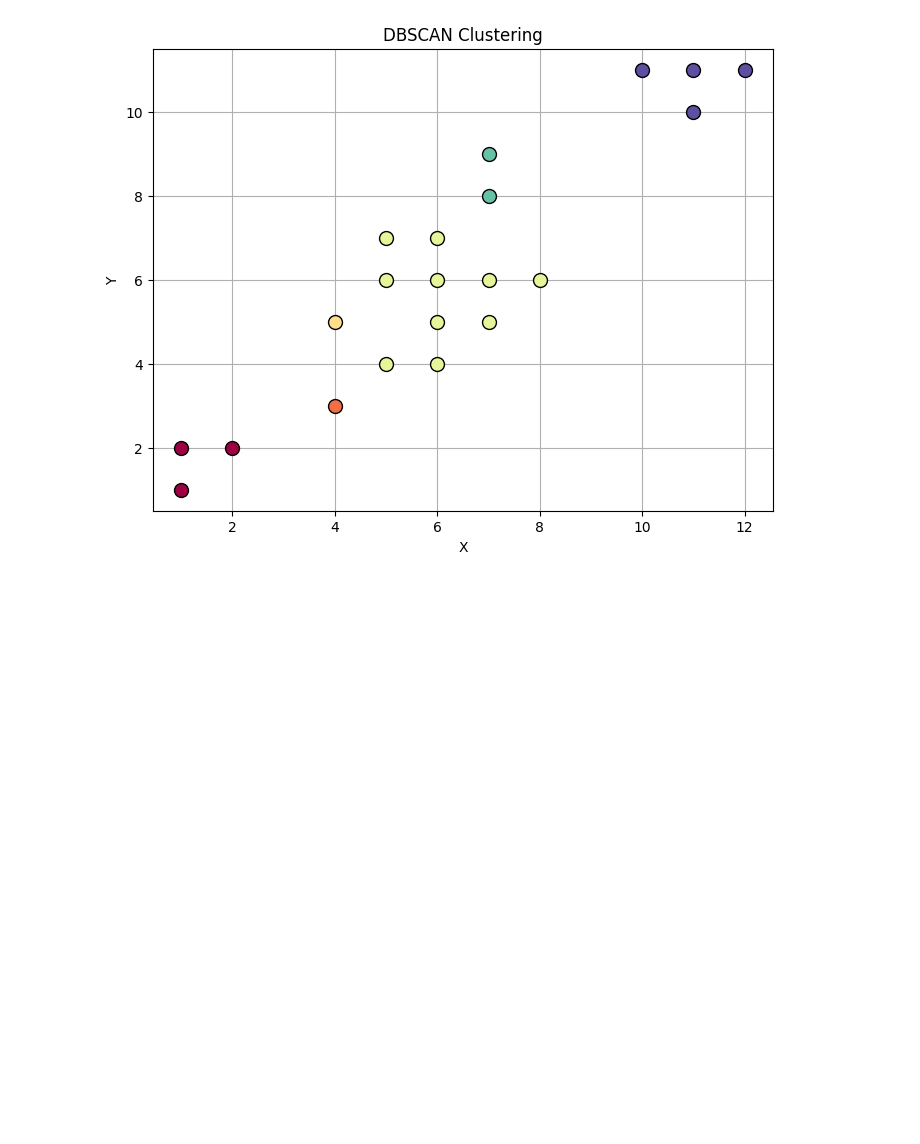
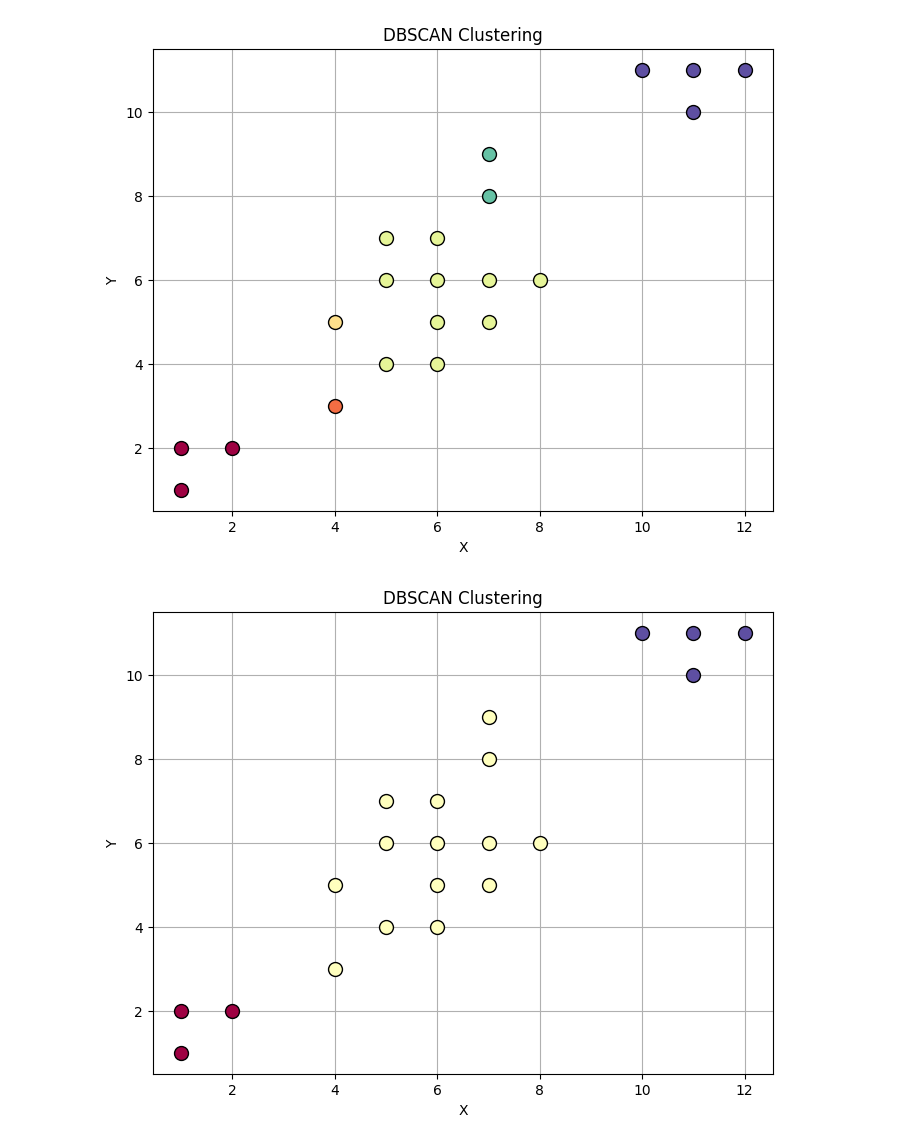
Before and after one commit to MrGreenPepper/exercise3, a Jupyter notebook: exe3_myNotes.ipynb, the cells around one changed output. Cells and saved outputs as stored; diff of their text form; code cells hidden in the pictures; blank space fills up the shorter version.

```diff
--- a/exe3_myNotes.ipynb
+++ b/exe3_myNotes.ipynb
@@ -544,3 +544,7 @@ generateDBSCANplot(pointList, 3, 1)
 generateDBSCANplot(pointList, 1, 1)
 # %% [output]
 [figure]
+# %%
+generateDBSCANplot(pointList, 3, 2)
+# %% [output]
+[figure, added]
```
